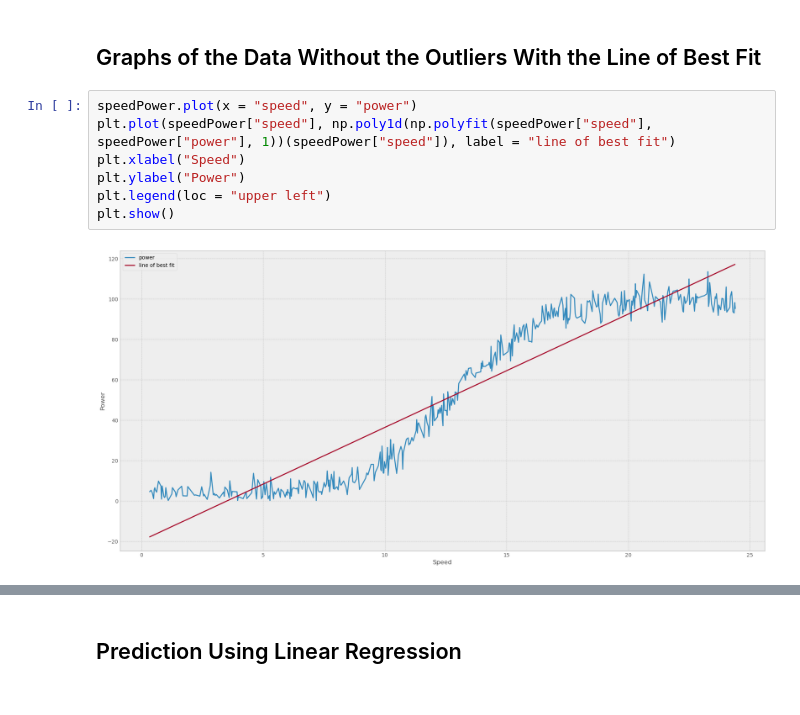
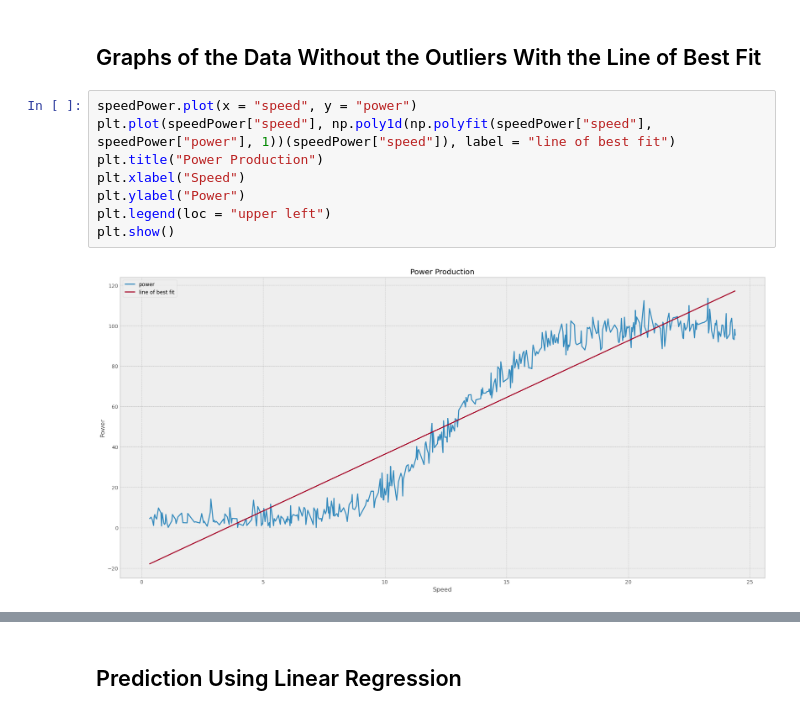
Before and after one commit to WilliamVida/EmergingTechnologiesProject, a Jupyter notebook: Project.ipynb, the cells around one changed output, grey strips where cells are left out. Cells and saved outputs as stored; diff of their text form.

```diff
--- a/Project.ipynb
+++ b/Project.ipynb
@@ -185,12 +194,13 @@ speedPower.describe()
 # %%
 speedPower.plot(x = "speed", y = "power")
 plt.plot(speedPower["speed"], np.poly1d(np.polyfit(speedPower["speed"], speedPower["power"], 1))(speedPower["speed"]), label = "line of best fit")
+plt.title("Power Production")
 plt.xlabel("Speed")
 plt.ylabel("Power")
 plt.legend(loc = "upper left")
 plt.show()
 # %% [output]
-[figure, old version]
+[figure, new version]
 # %%
 speedPower.plot.scatter(x = "speed", y = "power", label = "power")
 plt.plot(speedPower["speed"], np.poly1d(np.polyfit(speedPower["speed"], speedPower["power"], 1))(speedPower["speed"]), label = "line of best fit")
```
Also changed, not shown: parts of 29 cells of this notebook, 4 other files.
